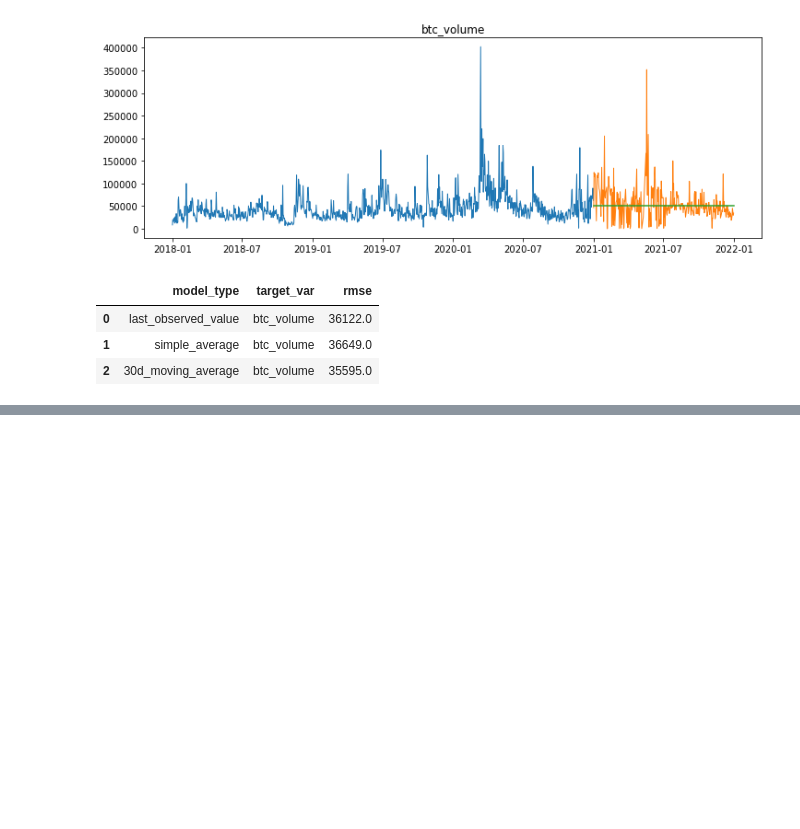
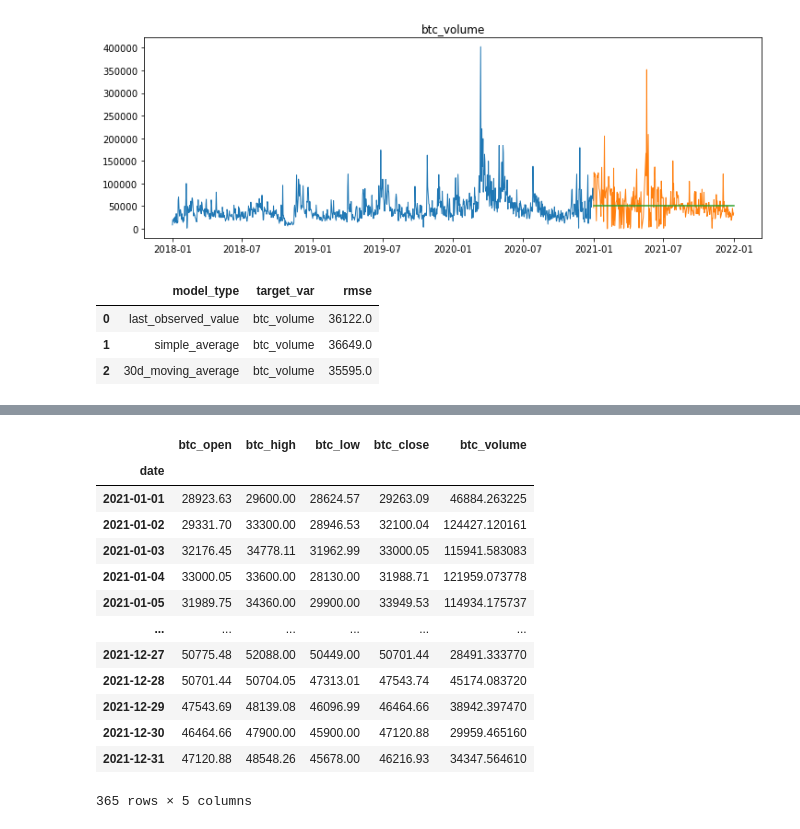
Before and after one commit to Michael-Austin-Mesa/personal-project, a Jupyter notebook: modeling.ipynb, the cells around one changed output, grey strips where cells are left out. Cells and saved outputs as stored; diff of their text form; code cells hidden in the pictures; blank space fills up the shorter version.

```diff
--- a/modeling.ipynb
+++ b/modeling.ipynb
@@ -163,0 +256,2 @@ eval_df
+# %%
+resampled_2021 = validate.resample('D').mean()
@@ -163,0 +274,17 @@ eval_df
+# %%
+resampled_2021
+# %% [output]
+|  | btc_open | btc_high | btc_low | btc_close | btc_volume |
+| date |  |  |  |  |  |
+| 2021-01-01 | 28923.63 | 29600.00 | 28624.57 | 29263.09 | 46884.263225 |
+| 2021-01-02 | 29331.70 | 33300.00 | 28946.53 | 32100.04 | 124427.120161 |
+| 2021-01-03 | 32176.45 | 34778.11 | 31962.99 | 33000.05 | 115941.583083 |
+| 2021-01-04 | 33000.05 | 33600.00 | 28130.00 | 31988.71 | 121959.073778 |
+| 2021-01-05 | 31989.75 | 34360.00 | 29900.00 | 33949.53 | 114934.175737 |
+| ... | ... | ... | ... | ... | ... |
+| 2021-12-27 | 50775.48 | 52088.00 | 50449.00 | 50701.44 | 28491.333770 |
+| 2021-12-28 | 50701.44 | 50704.05 | 47313.01 | 47543.74 | 45174.083720 |
+| 2021-12-29 | 47543.69 | 48139.08 | 46096.99 | 46464.66 | 38942.397470 |
+| 2021-12-30 | 46464.66 | 47900.00 | 45900.00 | 47120.88 | 29959.465160 |
+| 2021-12-31 | 47120.88 | 48548.26 | 45678.00 | 46216.93 | 34347.564610 |
+365 rows × 5 columns
```
Also changed, not shown: parts of 32 cells of this notebook.
